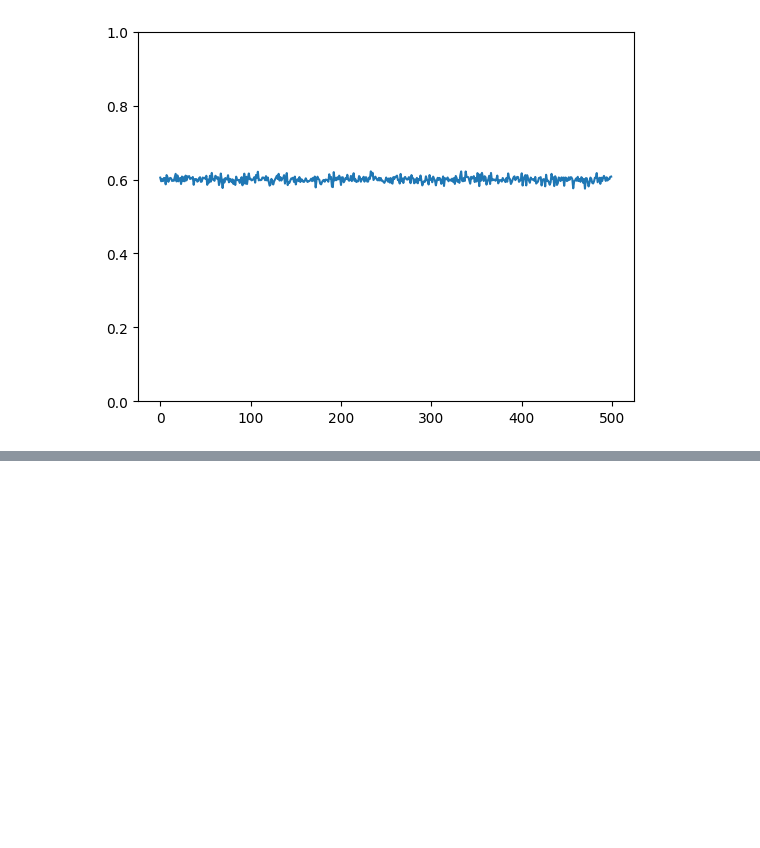
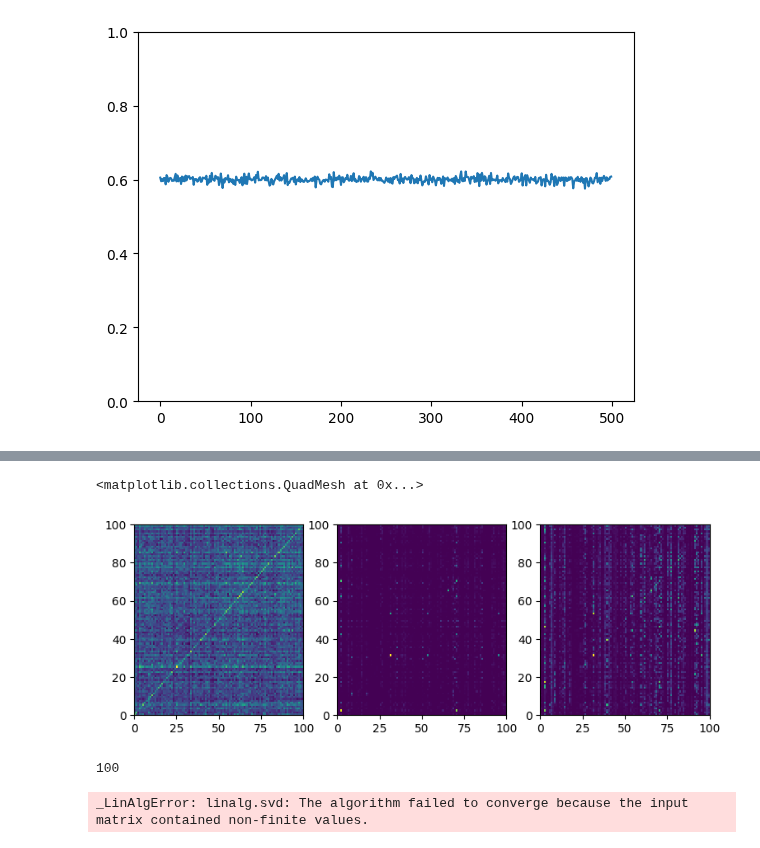
Before and after one commit to wormLove/DCNet, a Jupyter notebook: DCNet_Pytorch.ipynb, the cells around one changed output, grey strips where cells are left out. Cells and saved outputs as stored; diff of their text form; code cells hidden in the pictures; blank space fills up the shorter version.

Commit message:
homeostasis

```diff
--- a/DCNet_Pytorch.ipynb
+++ b/DCNet_Pytorch.ipynb
@@ -934,0 +1002,27 @@ tensor(2.)
+# %%
+act_0_n = normalize(init_activity_0, p=2, dim=1)
+act_f_n = normalize(init_activity_f, p=2, dim=1)
+act_d_n = normalize(init_activity_d, p=2, dim=1)
+act_d_n_n = normalize(init_activity_d_n, p=2, dim=1)
+
+fig, axs = plt.subplots(1, 3, figsize=(9, 3))
+axs[0].pcolormesh(torch.mm(act_f_n[:100,:100], act_0_n[:100,:100].T))
+axs[1].pcolormesh(torch.mm(act_d_n[:100,:100], act_d_n_n[:100,:100].T))
+axs[2].pcolormesh(torch.mm(act_f_n[:100,:100], act_d_n_n[:100,:100].T))
+# %% [output]
+<matplotlib.collections.QuadMesh at 0x...>
+[figure, added]
+# %%
+module_d = DiscriminationModule(torch.tensor(init_proj).float(), mode='l')
+for i, sample in enumerate(test_set.T):
+    if i > 1000:
+        break
+    elif i > 0 and not i%100:
+        print(i, end=" ")
+        module_d.homeostasize()
+
+    x = torch.unsqueeze(torch.tensor(sample).float(), 0)
+    module_d(x)
+# %% [output]
+100
+_LinAlgError: linalg.svd: The algorithm failed to converge because the input matrix contained non-finite values.
```
Also changed, not shown: parts of 10 cells of this notebook.
